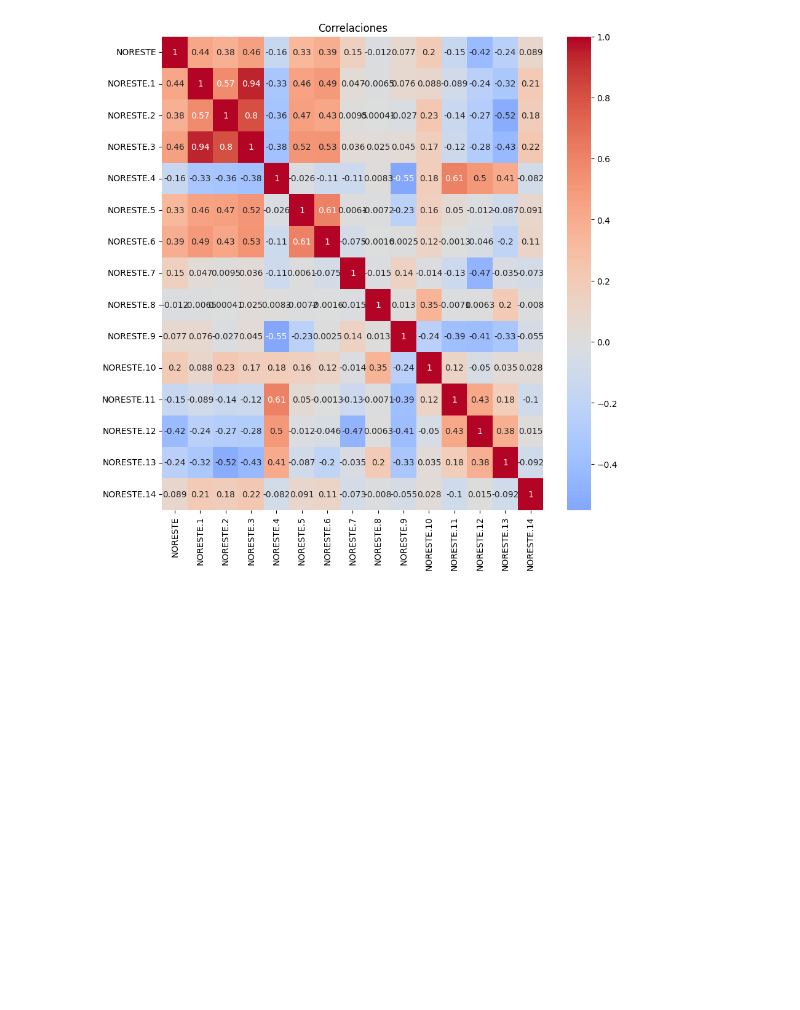
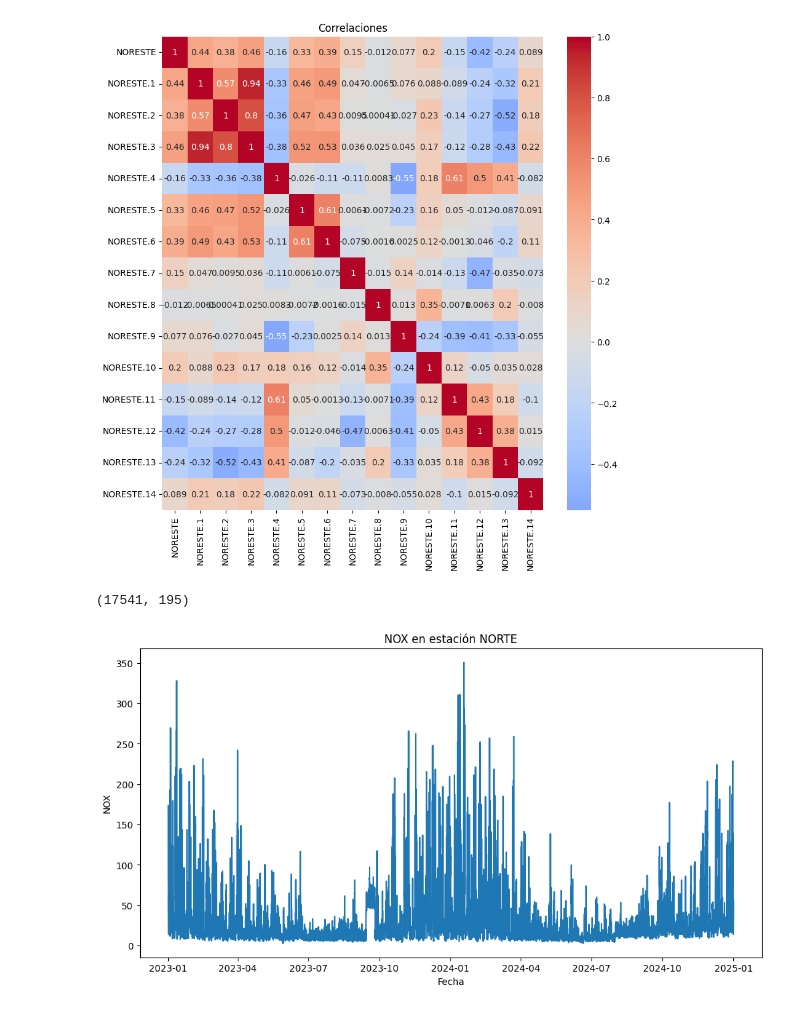
Before and after one commit to albo437/MA2003B, a Jupyter notebook: EDA.ipynb, the cells around one changed output. Cells and saved outputs as stored; diff of their text form; code cells hidden in the pictures; blank space fills up the shorter version.

```diff
--- a/EDA.ipynb
+++ b/EDA.ipynb
@@ -84,3 +87,24 @@ plt.title('Correlaciones')
 plt.show()
 # %% [output]
 [figure]
+# %%
+EX = ["NO (ppb)", "NO2 (ppb)"]
+variables_dropear = []
+
+for est in estaciones:
+    for ex in EX:
+        variables_dropear.append(f"{est}_{ex}")
+
+df.drop(columns=variables_dropear, inplace=True)
+df.shape
+# %% [output]
+(17541, 195)
+# %%
+plt.figure(figsize=(12, 6))
+plt.plot(df['NORTE_NOX (ppb)'])
+plt.title('NOX en estación NORTE')
+plt.xlabel('Fecha')
+plt.ylabel('NOX')
+plt.show()
+# %% [output]
+[figure, added]
```
Also changed, not shown: parts of 2 cells of this notebook, 1 other file.
